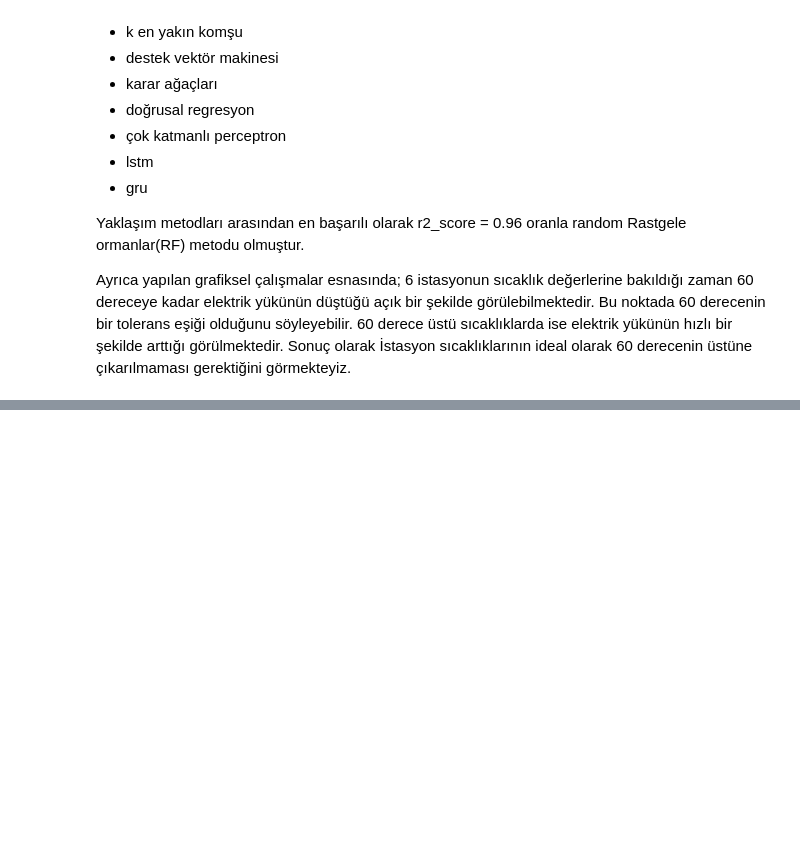
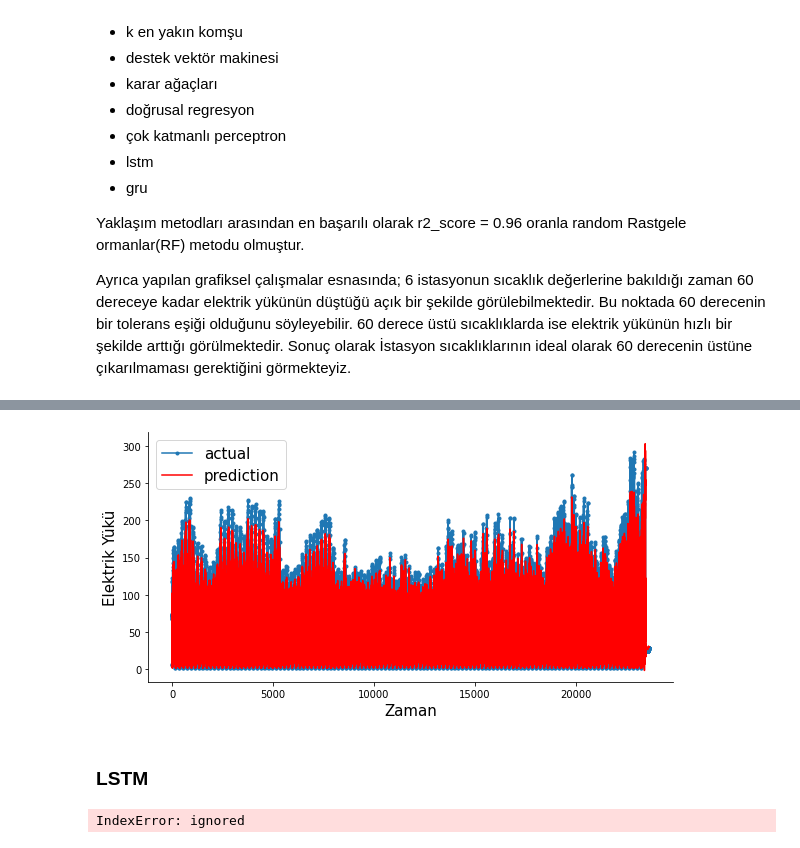
Before and after one commit to furkanaydinn/Electricity-Load, a Jupyter notebook: electricity_load.ipynb, the cells around one changed output, grey strips where cells are left out. Drawn from its saved outputs; the diff is of its cells as text; code cells hidden in the pictures; blank space fills up the shorter version.

```diff
--- a/electricity_load.ipynb
+++ b/electricity_load.ipynb
@@ -871,0 +1093,5 @@ Ayrıca yapılan grafiksel çalışmalar esnasında; 6 istasyonun sıcaklık de
+# %%
+prediction = model.predict(testX)
+test_score = r2_score(prediction,testY)
+print(f"Test skoru (R2): {test_score}")
+print(f"Tahmin sonuçları: {prediction}")
@@ -871,0 +1108,19 @@ Ayrıca yapılan grafiksel çalışmalar esnasında; 6 istasyonun sıcaklık de
+# %%
+def prediction_plot(testY, test_predict):
+      len_prediction=[x for x in range(len(testY))]
+      plt.figure(figsize=(8,4))
+      plt.plot(len_prediction, testY, marker='.', label="actual")
+      plt.plot(len_prediction, test_predict, 'r', label="prediction")
+      plt.tight_layout()
+      sns.despine(top=True)
+      plt.subplots_adjust(left=0.07)
+      plt.ylabel('Elektrik Yükü', size=15)
+      plt.xlabel('Zaman', size=15)
+      plt.legend(fontsize=15)
+      plt.show();
+# %%
+prediction_plot(testY,prediction)
+# %% [output]
+[figure, added]
+# %% [markdown]
+### LSTM
@@ -871,0 +1144,12 @@ Ayrıca yapılan grafiksel çalışmalar esnasında; 6 istasyonun sıcaklık de
+# %%
+train_size = 23376
+test_size = len(df_arr) - train_size
+train, test = df_arr[0:train_size,[0,2,3,4,5,6,7]], df_arr[train_size:len(df_arr),[0,2,3,4,5,6,7]]
+look_back = 30
+trainX, trainY = convert2matrix(train, look_back)
+testX, testY = convert2matrix(test, look_back)
+
+trainX = np.reshape(trainX, (trainX.shape[0], 1, trainX.shape[1]))
+testX = np.reshape(testX, (testX.shape[0], 1, testX.shape[1]))
+# %% [output]
+IndexError: ignored
```
Also changed, not shown: parts of 26 cells of this notebook.
